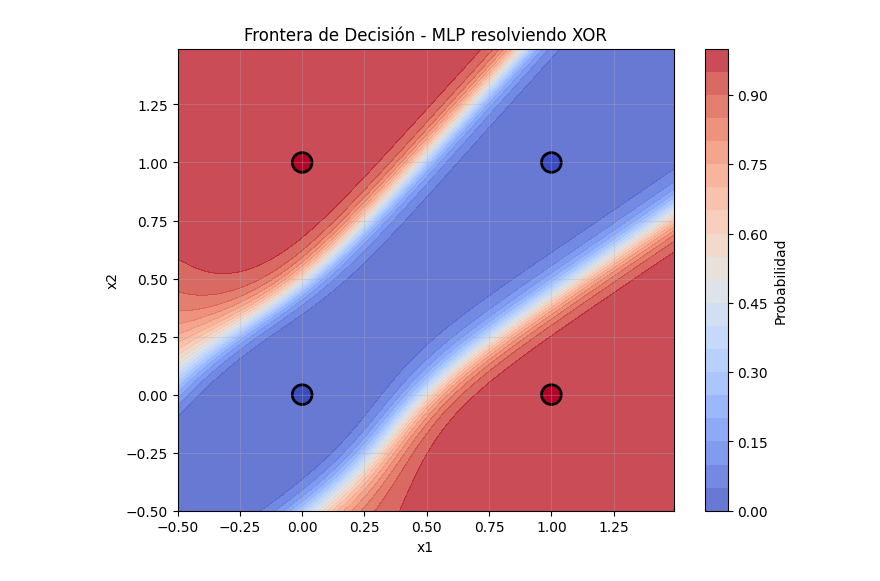
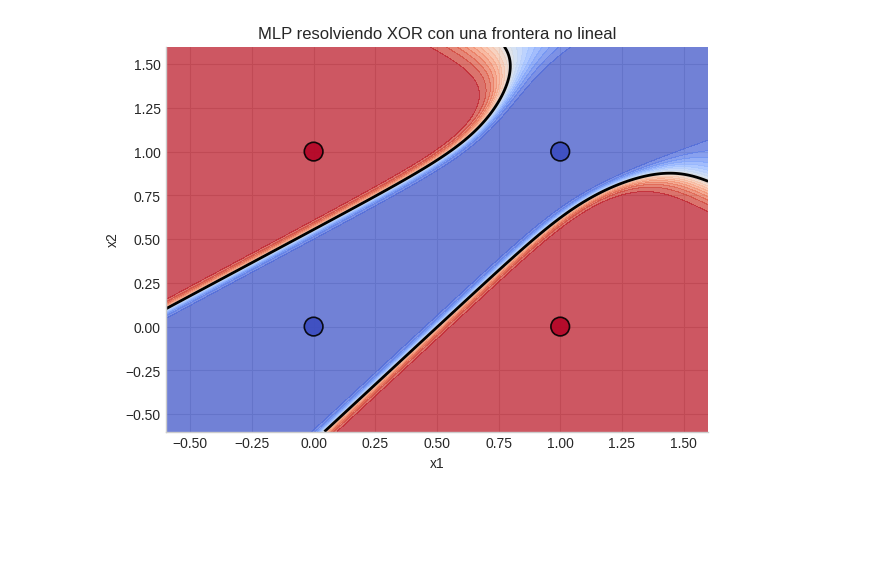
Before and after one commit to SantiagoVBlasL/aprendizaje-profundo-unsam, a Jupyter notebook: 01_intro_deep_learning/02_perceptron_mlp_deep_networks.ipynb, the cells around one changed output. Saved outputs shown, nothing was run; the diff lists cells and outputs as text; code cells hidden in the pictures; blank space fills up the shorter version.

```diff
--- a/01_intro_deep_learning/02_perceptron_mlp_deep_networks.ipynb
+++ b/01_intro_deep_learning/02_perceptron_mlp_deep_networks.ipynb
@@ -347,35 +418,59 @@ Entrada: [1. 1.], Predicción: 0.0057, Real: 0
 # %%
-def plot_decision_boundary(model, X, y, title=''):
-    """Visualizar frontera de decisión."""
-    # Crear malla
-    h = 0.01
-    x_min, x_max = X[:, 0].min() - 0.5, X[:, 0].max() + 0.5
-    y_min, y_max = X[:, 1].min() - 0.5, X[:, 1].max() + 0.5
-    xx, yy = np.meshgrid(np.arange(x_min, x_max, h),
-                         np.arange(y_min, y_max, h))
+def plot_decision_boundary(model, X, y, scaler=None, title="", ax=None, levels=25):
+    if ax is None:
+        _, ax = plt.subplots(figsize=(7, 5))
 
-    # Predecir en la malla
-    mesh_input = torch.tensor(np.c_[xx.ravel(), yy.ravel()], dtype=torch.float32)
+    if isinstance(X, torch.Tensor):
+        X_np = X.detach().cpu().numpy()
+    else:
+        X_np = np.asarray(X)
+
+    if isinstance(y, torch.Tensor):
+        y_np = y.detach().cpu().numpy().reshape(-1)
+    else:
+        y_np = np.asarray(y).reshape(-1)
+
+    x_min, x_max = X_np[:, 0].min() - 0.6, X_np[:, 0].max() + 0.6
+    y_min, y_max = X_np[:, 1].min() - 0.6, X_np[:, 1].max() + 0.6
+    xx, yy = np.meshgrid(np.linspace(x_min, x_max, 300), np.linspace(y_min, y_max, 300))
+    grid = np.c_[xx.ravel(), yy.ravel()]
+
+    if scaler is not None:
+        grid_for_model = scaler.transform(grid)
+    else:
+        grid_for_model = grid
+
+    grid_tensor = torch.tensor(grid_for_model, dtype=torch.float32)
+    model.eval()
     with torch.no_grad():
-        Z = model(mesh_input).numpy()
-    Z = Z.reshape(xx.shape)
+        probabilities = model(grid_tensor).cpu().numpy().reshape(xx.shape)
 
-    # Graficar
-    plt.figure(figsize=(8, 6))
-    plt.contourf(xx, yy, Z, alpha=0.8, cmap='coolwarm', levels=20)
-    plt.colorbar(label='Probabilidad')
+    contour = ax.contourf(xx, yy, probabilities, levels=levels, cmap="coolwarm", alpha=0.75)
+    ax.contour(xx, yy, probabilities, levels=[0.5], colors="black", linewidths=2)
+    ax.scatter(
+        X_np[:, 0],
+        X_np[:, 1],
+        c=y_np,
+        cmap="coolwarm",
+        s=180 if len(X_np) <= 10 else 35,
+        edgecolors="black",
+        linewidth=1.2,
+        alpha=0.9,
+    )
+    ax.set_title(title)
+    ax.set_xlabel("x1")
+    ax.set_ylabel("x2")
+    return contour
 
-    # Graficar puntos
-    plt.scatter(X[:, 0], X[:, 1], c=y.flatten(), cmap='coolwarm',
-                s=200, edgecolors='k', linewidth=2)
-
-    plt.xlabel('x1')
-    plt.ylabel('x2')
-    plt.title(title)
-    plt.grid(True, alpha=0.3)
-    plt.show()
-
-plot_decision_boundary(model_xor, X_xor, y_xor,
-                      'Frontera de Decisión - MLP resolviendo XOR')
+fig, ax = plt.subplots(figsize=(7, 5))
+plot_decision_boundary(
+    model_xor,
+    X_xor,
+    y_xor,
+    title="MLP resolviendo XOR con una frontera no lineal",
+    ax=ax,
+    levels=20,
+ )
+plt.show()
 # %% [output]
-[figure, old version]
+[figure, new version]
```
Also changed, not shown: parts of 37 cells of this notebook.
